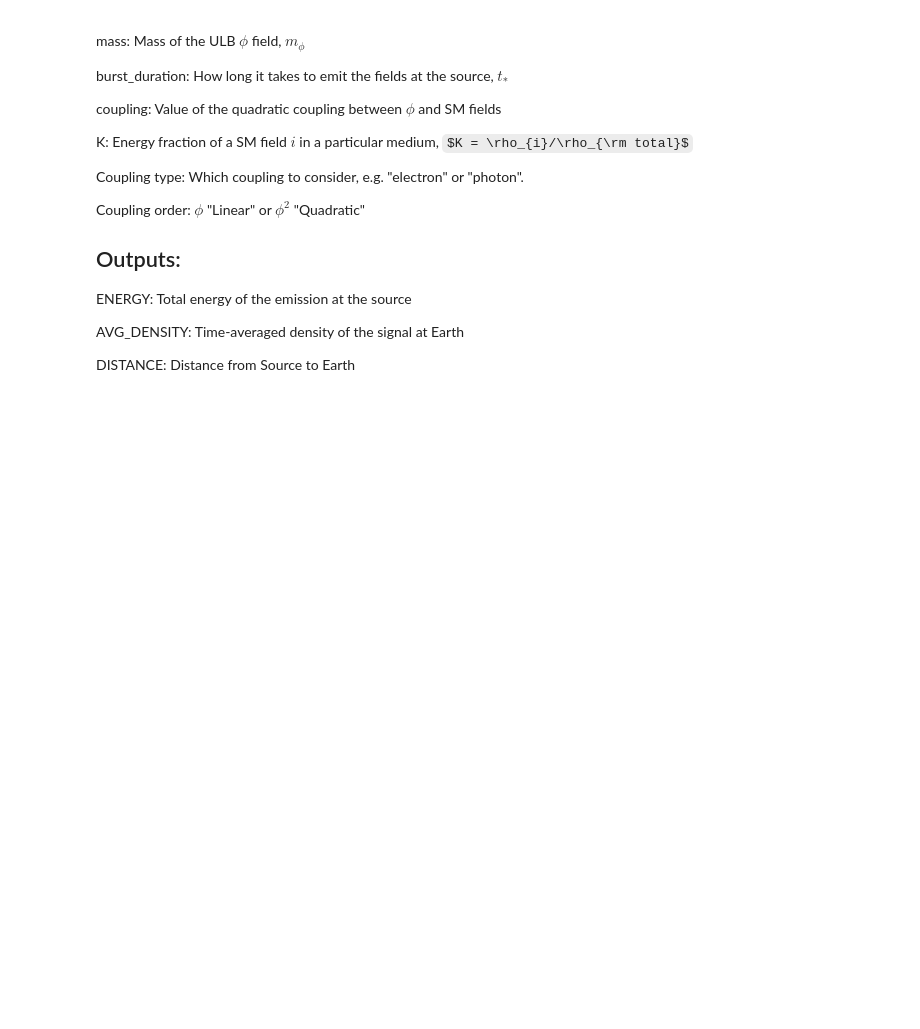
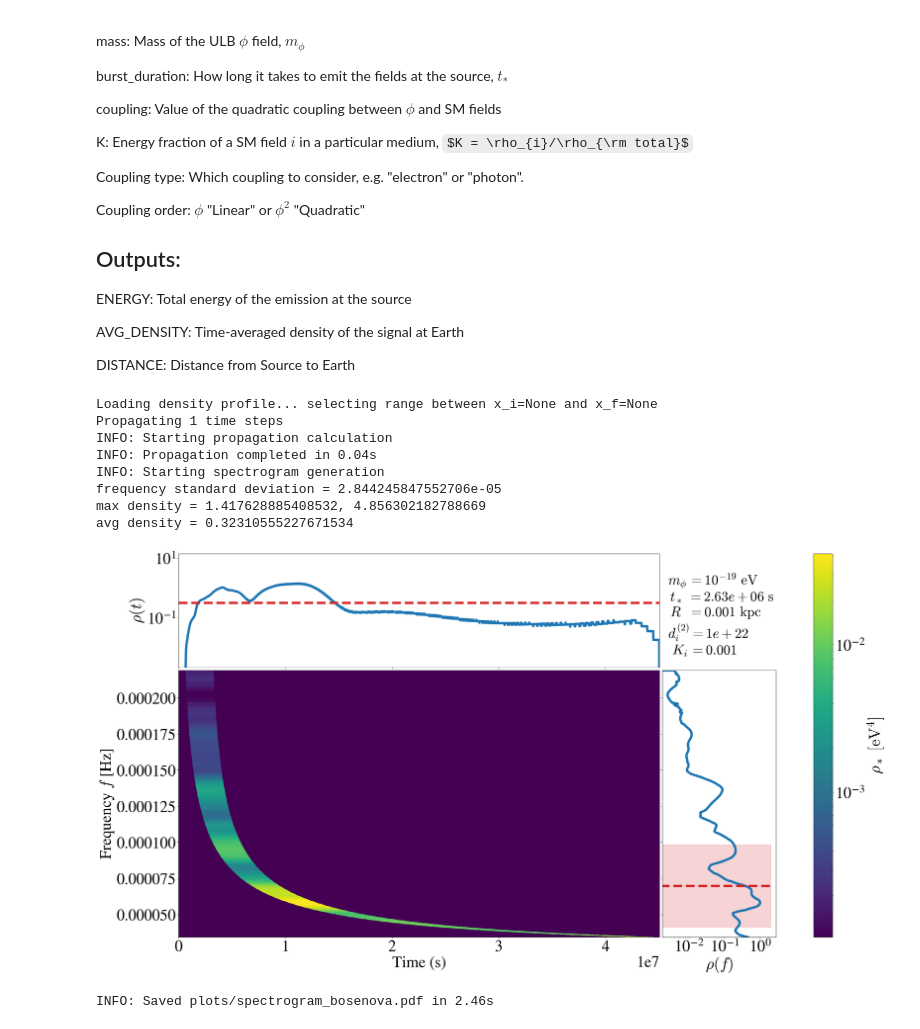
Before and after one commit to ccheung93/TransientPULSE, a Jupyter notebook: examples_complete_workflow.ipynb, the cells around one changed output. Cells and saved outputs as stored; diff of their text form; code cells hidden in the pictures; some formulas as TeX source; blank space fills up the shorter version.

```diff
--- a/examples_complete_workflow.ipynb
+++ b/examples_complete_workflow.ipynb
@@ -90,10 +90,10 @@ K = 1e-3                           # Energy density fraction
 
 # Propagation resolution parameters
 density_num_points = 1000          # Density profile resolution
-N_points_spectrogram = 1000        # Spectrogram time steps
+N_points_spectrogram = 2000       # Spectrogram time steps
 # %%
-# Configure your source (Example: #TODO - describe this example explicitly)
-amplitude_normalization = 0.3 / 1e-85  # Amplitude scaling for bosenova spectrum
+# Configure your source (Example:)
+amplitude_normalization = 1 / 1e-85  # Amplitude scaling for bosenova spectrum
 burst_duration_factor = 400        # Burst duration: factor / (mass * SEC_TO_INEV)
 burst_duration = burst_duration_factor / (mass * SEC_TO_INEV)
 
@@ -103,31 +103,44 @@ spectrum = CSVSpectrum(
     i_p=0,
     i_A=1,
     skip_header=False,
-    num_points=1000,
+    num_points=density_num_points,
     scaled_momentum=mass,
     scaled_amplitude=lambda A: A * amplitude_normalization
 )
 # %%
 # Configure physics and propagation
 physics = PhysicsConfig(mass=mass, coupling=coupling, K=K, burst_duration=burst_duration)
 propagation_config = PropagationConfig('data/Source@R=1parsec.csv', density_num_points=density_num_points)
 collection = WaveformCollection(spectrum, physics, propagation_config)
 
 # Propagate
 results = collection.propagate_all(N_points_spectrogram=N_points_spectrogram, save_waveform=False)
 R = collection.density_profile[0][-1] - collection.density_profile[0][0]
 R_kpc = R / KPC_TO_INEV
 
 # Plot spectrogram
 avg_density, f_avg, std_f, arrival_window = plot_spectrogram(
     N_points_spectrogram, results['t_min'], results['t_max'],
     results['E'], results['spectrogram'],
     filename='plots/spectrogram_bosenova.pdf',
     show=True,
     mass=mass,
     burst_duration=burst_duration,
-    distance=R_kpc
+    distance=R_kpc,
+    coupling=coupling,
+    K=K
 )
+# %% [output]
+Loading density profile... selecting range between x_i=None and x_f=None
+Propagating 1 time steps
+INFO: Starting propagation calculation
+INFO: Propagation completed in 0.04s
+INFO: Starting spectrogram generation
+frequency standard deviation = 2.844245847552706e-05
+max density = 1.417628885408532, 4.856302182788669
+avg density = 0.32310555227671534
+[figure, added]
+INFO: Saved plots/spectrogram_bosenova.pdf in 2.46s
 # %%
 # Particle physics coupling labels (used for constraint plots)
 coupling_type = 'electron'         # Coupling type: 'photon', 'electron', 'gluon'
```
Also changed, not shown: parts of 4 cells of this notebook, 10 other files.
